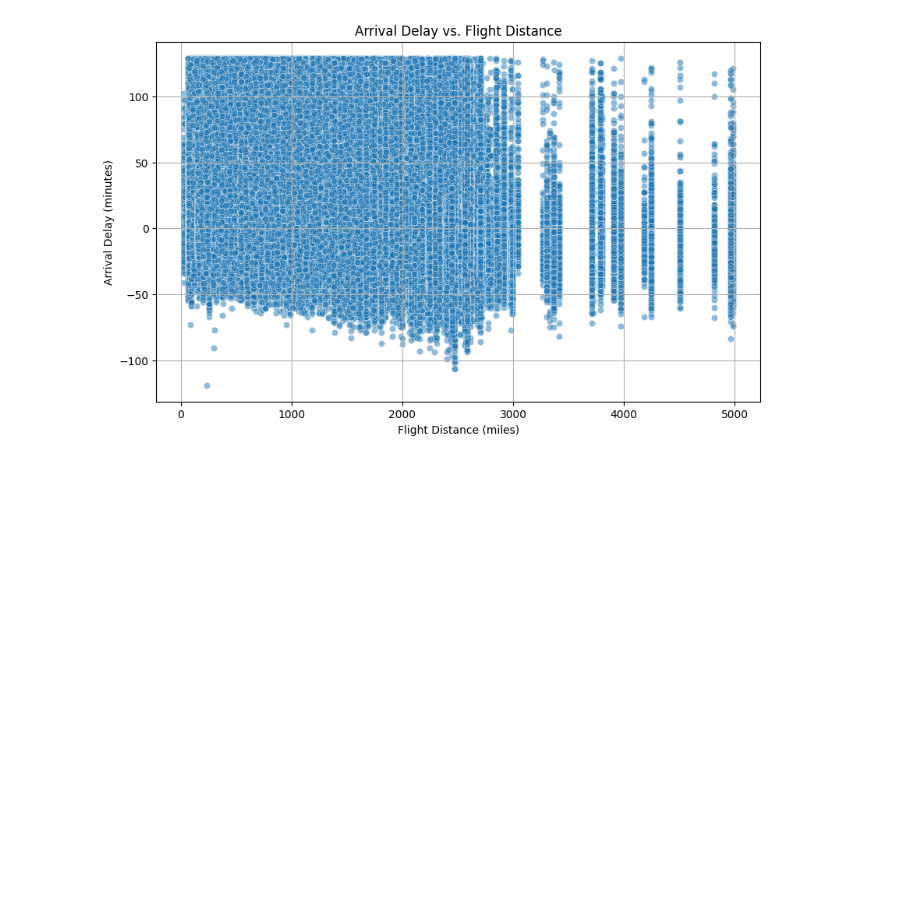
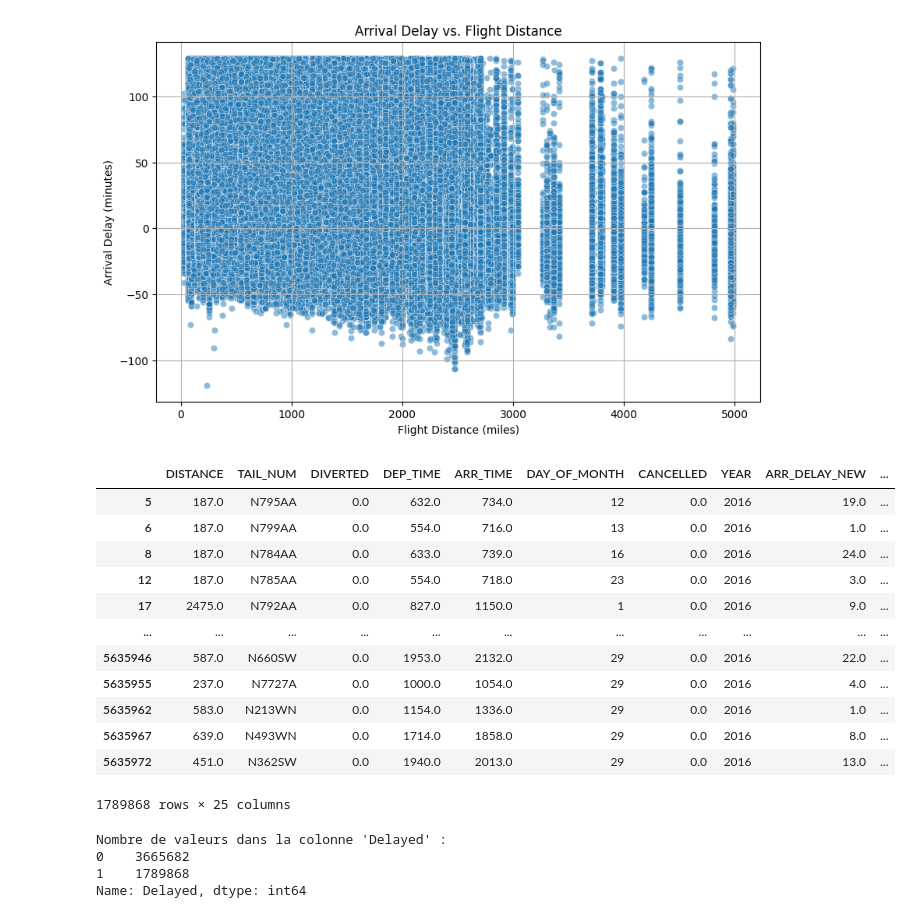
Before and after one commit to gdemerges/plane_delay, a Jupyter notebook: EDA.ipynb, the cells around one changed output. Cells and saved outputs as stored; diff of their text form; code cells hidden in the pictures; blank space fills up the shorter version.

```diff
--- a/EDA.ipynb
+++ b/EDA.ipynb
@@ -295,3 +342,20 @@ plt.grid(True)
 plt.show()
 # %% [output]
 [figure]
+# %%
+df_late = df_cleaned[df_cleaned['ARR_DELAY_NEW'] > 0]
+df_late
+# %% [output]
+|  | DISTANCE | TAIL_NUM | DIVERTED | DEP_TIME | ARR_TIME | DAY_OF_MONTH | CANCELLED | YEAR | ARR_DELAY_NEW | ... |
+| 5 | 187.0 | N795AA | 0.0 | 632.0 | 734.0 | 12 | 0.0 | 2016 | 19.0 | ... |
+| 6 | 187.0 | N799AA | 0.0 | 554.0 | 716.0 | 13 | 0.0 | 2016 | 1.0 | ... |
+| 8 | 187.0 | N784AA | 0.0 | 633.0 | 739.0 | 16 | 0.0 | 2016 | 24.0 | ... |
+| 12 | 187.0 | N785AA | 0.0 | 554.0 | 718.0 | 23 | 0.0 | 2016 | 3.0 | ... |
+| 17 | 2475.0 | N792AA | 0.0 | 827.0 | 1150.0 | 1 | 0.0 | 2016 | 9.0 | ... |
+| ... | ... | ... | ... | ... | ... | ... | ... | ... | ... | ... |
+| 5635946 | 587.0 | N660SW | 0.0 | 1953.0 | 2132.0 | 29 | 0.0 | 2016 | 22.0 | ... |
+| 5635955 | 237.0 | N7727A | 0.0 | 1000.0 | 1054.0 | 29 | 0.0 | 2016 | 4.0 | ... |
+| 5635962 | 583.0 | N213WN | 0.0 | 1154.0 | 1336.0 | 29 | 0.0 | 2016 | 1.0 | ... |
+| 5635967 | 639.0 | N493WN | 0.0 | 1714.0 | 1858.0 | 29 | 0.0 | 2016 | 8.0 | ... |
+| 5635972 | 451.0 | N362SW | 0.0 | 1940.0 | 2013.0 | 29 | 0.0 | 2016 | 13.0 | ... |
+1789868 rows × 25 columns
@@ -297,0 +365,9 @@ plt.show()
+# %%
+delayed_counts = df_cleaned['Delayed'].value_counts()
+print("\nNombre de valeurs dans la colonne 'Delayed' :")
+print(delayed_counts)
+# %% [output]
+Nombre de valeurs dans la colonne 'Delayed' :
+0    3665682
+1    1789868
+Name: Delayed, dtype: int64
```
Also changed, not shown: parts of 11 cells of this notebook, 1 other file.
